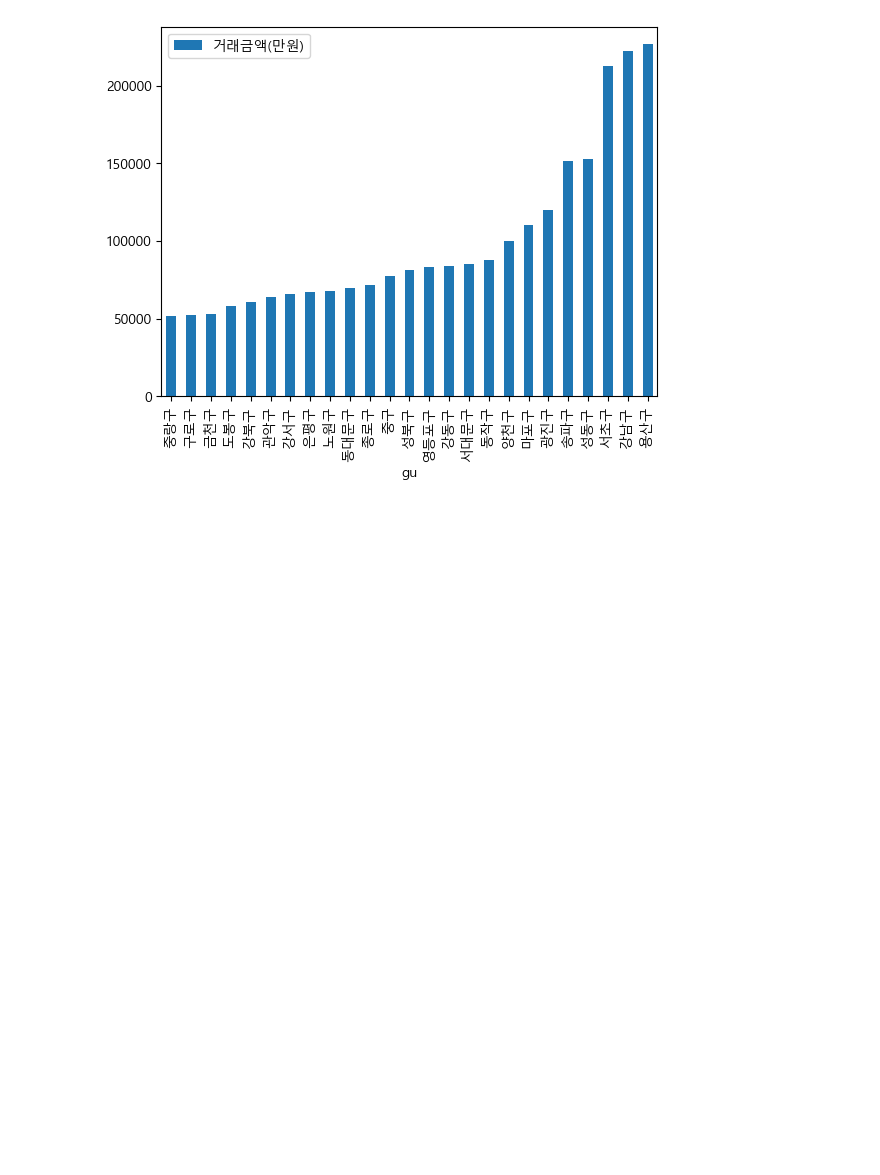
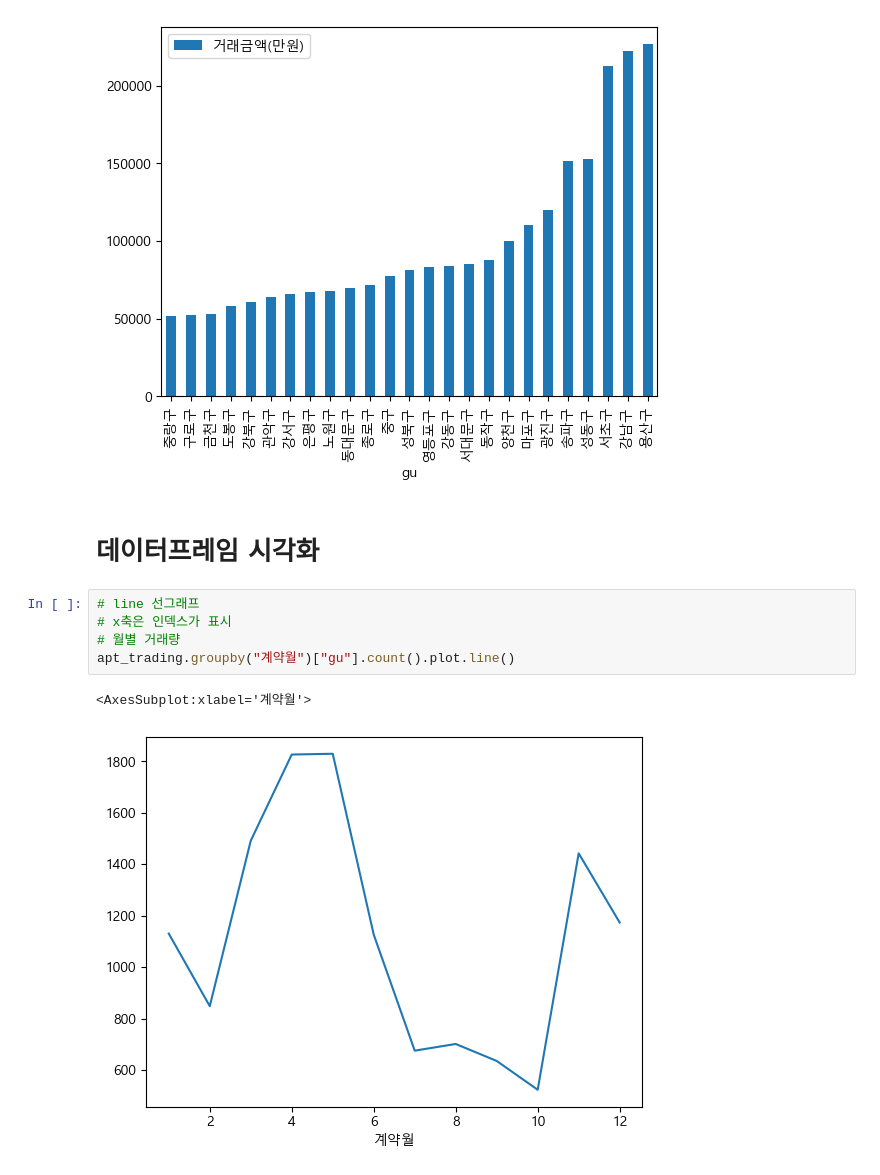
Before and after one commit to KimYounghwan/seongsu_neo_bns, a Jupyter notebook: 아파트 실거래가 분석.ipynb, the cells around one changed output. Saved outputs shown, nothing was run; the diff lists cells and outputs as text; blank space fills up the shorter version.

```diff
--- a/아파트 실거래가 분석.ipynb
+++ b/아파트 실거래가 분석.ipynb
@@ -180,3 +180,13 @@ plt.ylim(0, 12)
 # %% [output]
 <AxesSubplot:xlabel='gu'>
 [figure]
+# %% [markdown]
+# 데이터프레임 시각화
+# %%
+# line 선그래프
+# x축은 인덱스가 표시
+# 월별 거래량
+apt_trading.groupby("계약월")["gu"].count().plot.line()
+# %% [output]
+<AxesSubplot:xlabel='계약월'>
+[figure, added]
```
Also changed, not shown: parts of 7 cells of this notebook.
